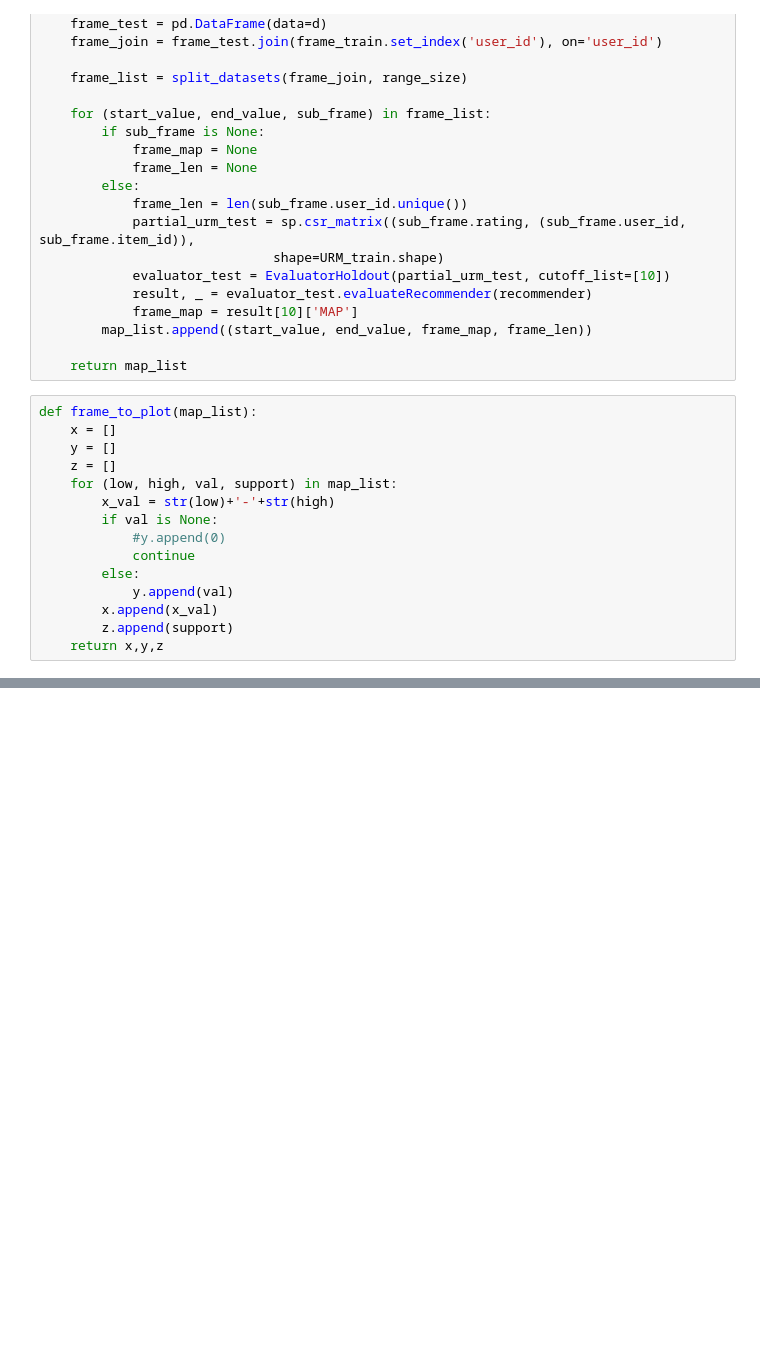
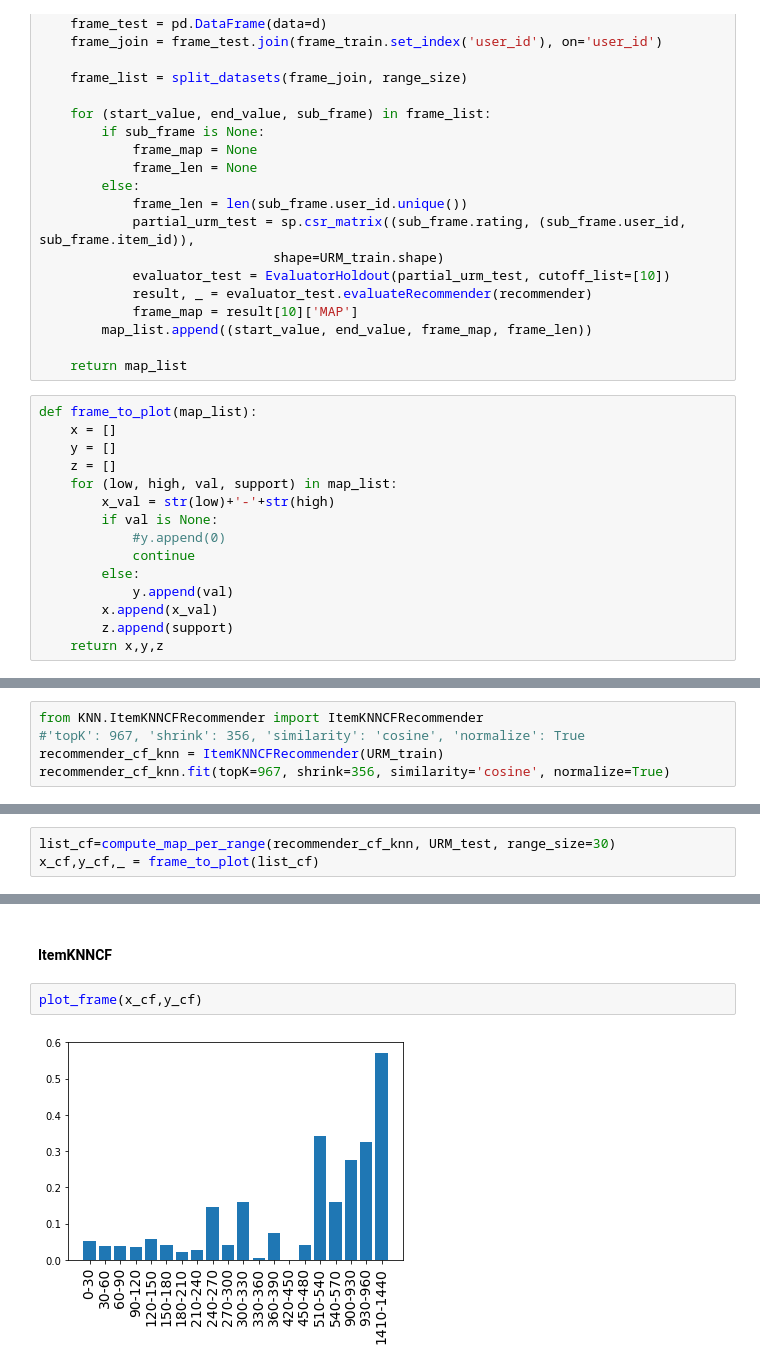
Before and after one commit to fcolombo7/RecSys-2020, a Jupyter notebook: user_analysis.ipynb, the cells around one changed output, grey strips where cells are left out. Cells and saved outputs as stored; diff of their text form; blank space fills up the shorter version.

```diff
--- a/user_analysis.ipynb
+++ b/user_analysis.ipynb
@@ -182,0 +235,5 @@ compute_map_per_range(rec_top, URM_test, range_size=30)
+# %%
+from KNN.ItemKNNCFRecommender import ItemKNNCFRecommender
+#'topK': 967, 'shrink': 356, 'similarity': 'cosine', 'normalize': True
+recommender_cf_knn = ItemKNNCFRecommender(URM_train)
+recommender_cf_knn.fit(topK=967, shrink=356, similarity='cosine', normalize=True)
@@ -182,0 +244,3 @@ compute_map_per_range(rec_top, URM_test, range_size=30)
+# %%
+list_cf=compute_map_per_range(recommender_cf_knn, URM_test, range_size=30)
+x_cf,y_cf,_ = frame_to_plot(list_cf)
@@ -182,0 +274,6 @@ compute_map_per_range(rec_top, URM_test, range_size=30)
+# %% [markdown]
+#### ItemKNNCF
+# %%
+plot_frame(x_cf,y_cf)
+# %% [output]
+[figure, added]
```
Also changed, not shown: parts of 30 cells of this notebook, 8 other files.
